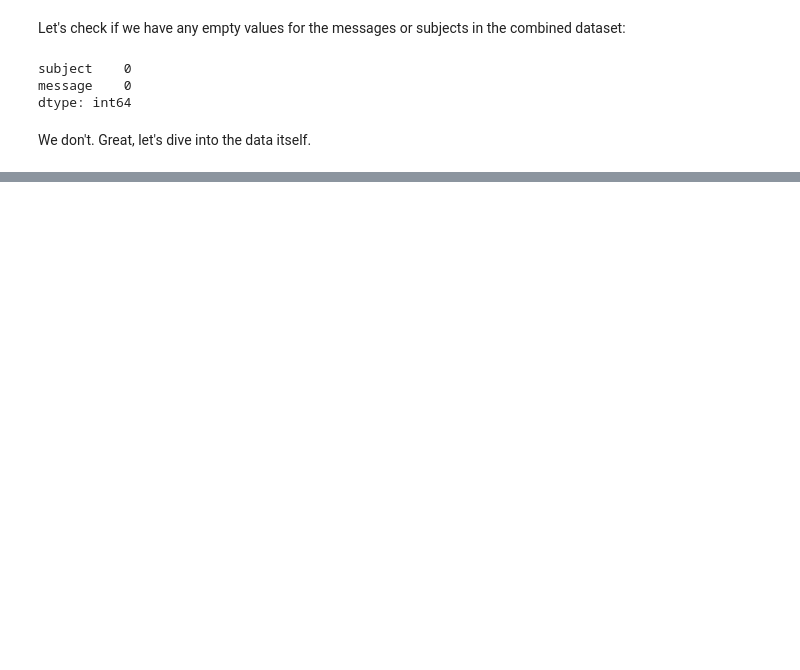
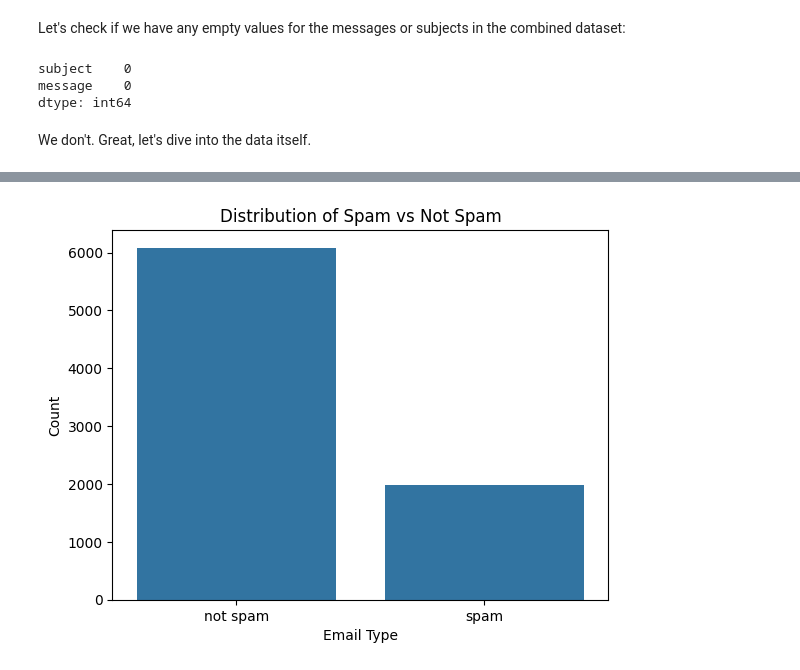
Before and after one commit to KaloyanRakov/Spam-Email-Classifier, a Jupyter notebook: Notebooks/Spam Email Classifier.ipynb, the cells around one changed output, grey strips where cells are left out. Saved outputs shown, nothing was run; the diff lists cells and outputs as text; code cells hidden in the pictures; blank space fills up the shorter version.

Commit message:
Basic Visualization Added

```diff
--- a/Notebooks/Spam Email Classifier.ipynb
+++ b/Notebooks/Spam Email Classifier.ipynb
@@ -217,0 +222,11 @@ We don't. Great, let's dive into the data itself.
+# %%
+import seaborn as sns
+import matplotlib.pyplot as plt
+
+sns.countplot(data=combined_df, x='label')
+plt.title("Distribution of Spam vs Not Spam")
+plt.xlabel("Email Type")
+plt.ylabel("Count")
+plt.show()
+# %% [output]
+[figure, added]
```
Also changed, not shown: parts of 6 cells of this notebook, 3 other files.
